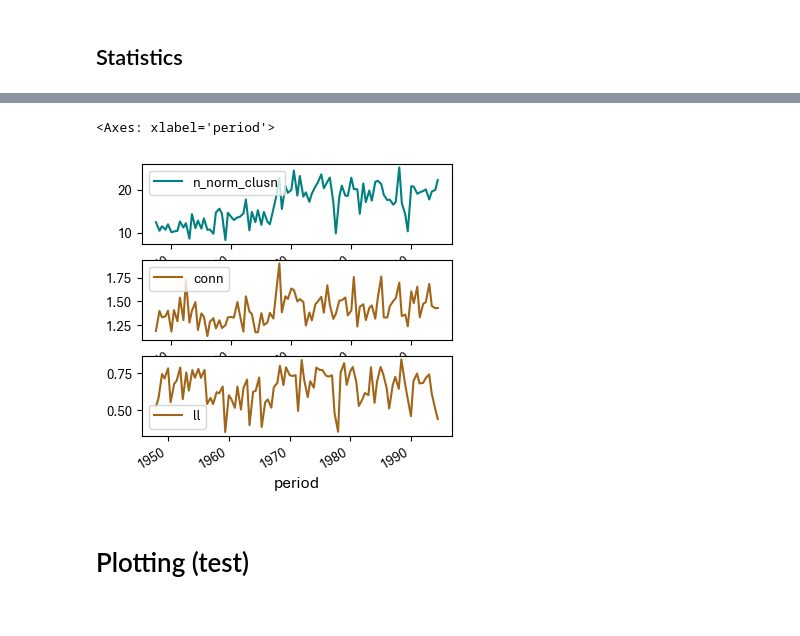
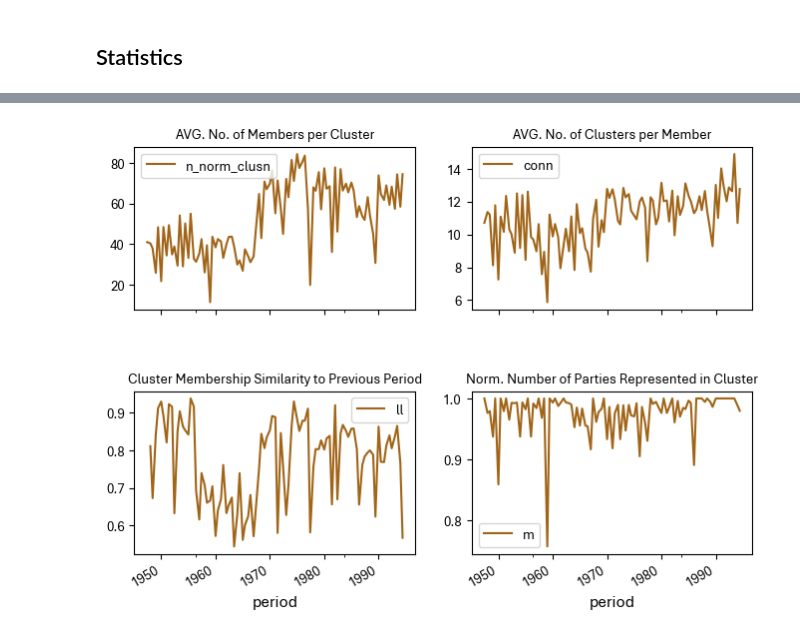
Before and after one commit to rubenros1795/linkage, a Jupyter notebook: 006_chain-actors.ipynb, the cells around one changed output, grey strips where cells are left out. Drawn from its saved outputs; the diff is of its cells as text; code cells hidden in the pictures.

```diff
--- a/006_chain-actors.ipynb
+++ b/006_chain-actors.ipynb
@@ -59,16 +67,19 @@ dists = dists.div(dists.sum(axis=1), axis=0)
 # %%
-communities = {}
+dists.index = dists.index.str.split('_').str[0].map(topic_dates)
+
 networks = {}
+size_dicts = {}
 
-for cd,(date, _) in tqdm(enumerate(dists.groupby(dists.index))):
+for cd,(date, _) in enumerate(dists.groupby(dists.index)):
     rij, ri, m = mutual_information_smooth(theta = _.to_numpy())
     rij = pd.DataFrame(rij, index=[keys[int(i)] for i in _.columns], columns=[keys[int(i)] for i in _.columns])
     rij = rij.stack().reset_index().rename(columns={"level_0":"s","level_1":"t",0:"pmi"})
     rij = rij[(rij.s != rij.t) & (rij.pmi > 0)]
-    g = nx.from_pandas_edgelist(df = rij, source='s', target='t', edge_attr='pmi')
-    cms = algorithms.leiden(g,weights='pmi').communities
-    networks[str(date)] = g
-    communities[date] = {}
-    for cc,c in enumerate(cms):
-        communities[date][cc] = c
+
+    sizes = _.mean()
+    sizes.index = sizes.index.astype(int).map(keys)
+    sizes = sizes.to_dict()
+    g = nx.from_pandas_edgelist(df = rij, source='s', target='t', edge_attr=['pmi'])
+    networks[date] = g
+    size_dicts[cd] = list(sizes.items())
 # %%
@@ -91,3 +100,6 @@ dl = pd.DataFrame(dat_long)
+# %%
+tc, g, sizes, paths, metadata = get_tc(networks, size_dicts, overlap_threshold=.45, louvain_res=2.5,min_chain_len=4,verbose=False)
+dl = connect_mb(dists, networks, tc)
 # %% [markdown]
 ## Statistics
 # %%
@@ -122,14 +136,25 @@ for c,i in enumerate(periods):
             )
 
 dlr = pd.DataFrame(res).groupby('period').overlap_prev.mean().reset_index(name='ll')
+
+## Average Number of Parties in Clusters
+rr = []
+for period, dat in dl.groupby('period'):
+    total_parties = dat.party.nunique()
+    m = np.mean([_.party.nunique() / total_parties for clusn,_ in dat.groupby('clusn')])
+    rr.append({"period":period,"m":m})
+dlp = pd.DataFrame(rr,columns=['period','m'])
 # %%
-f,a = plt.subplots(3,1,figsize=(4,4))
+f,a = plt.subplots(2,2,figsize=(8,6),sharex=True)
 
-dls.plot(x='period',y='n_norm_clusn',color='teal',ax=a[0])
-dlc.plot(x='period',y='conn',ax=a[1])
-dlr.plot(x='period',y='ll',ax=a[2])
+dls.plot(x='period',y='n_norm_clusn',ax=a[0,0],title='AVG. No. of Members per Cluster')
+
+dlc.plot(x='period',y='conn',ax=a[0,1],title='AVG. No. of Clusters per Member')
+dlr.plot(x='period',y='ll',ax=a[1,0],title='Cluster Membership Similarity to Previous Period')
+dlp.plot(x='period',y='m',ax=a[1,1],title='Norm. Number of Parties Represented in Cluster')
+
+plt.subplots_adjust(hspace=.5)
+# plt.savefig('figs/chain-actor-link-stats.png',dpi=400,bbox_inches='tight')
+plt.show()
 # %% [output]
-<Axes: xlabel='period'>
-[figure, old version]
+[figure, new version]
-# %% [markdown]
-# Plotting (test)
```
Also changed, not shown: parts of 19 cells of this notebook, 16 other files.
